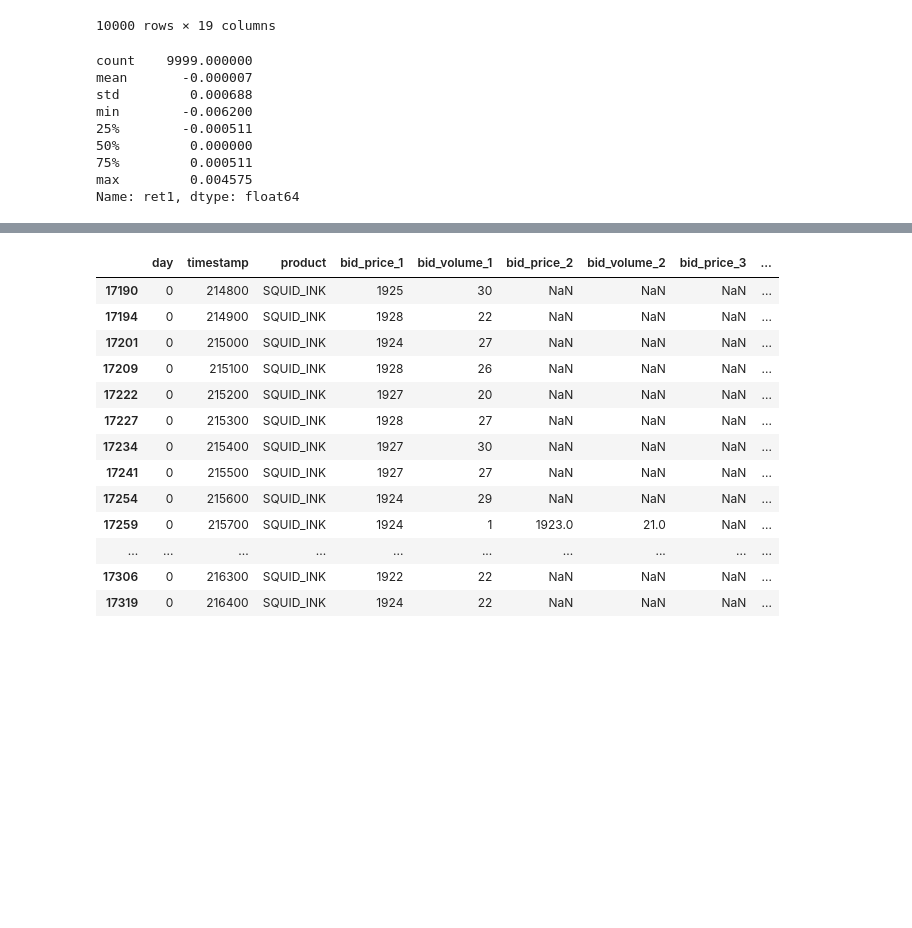
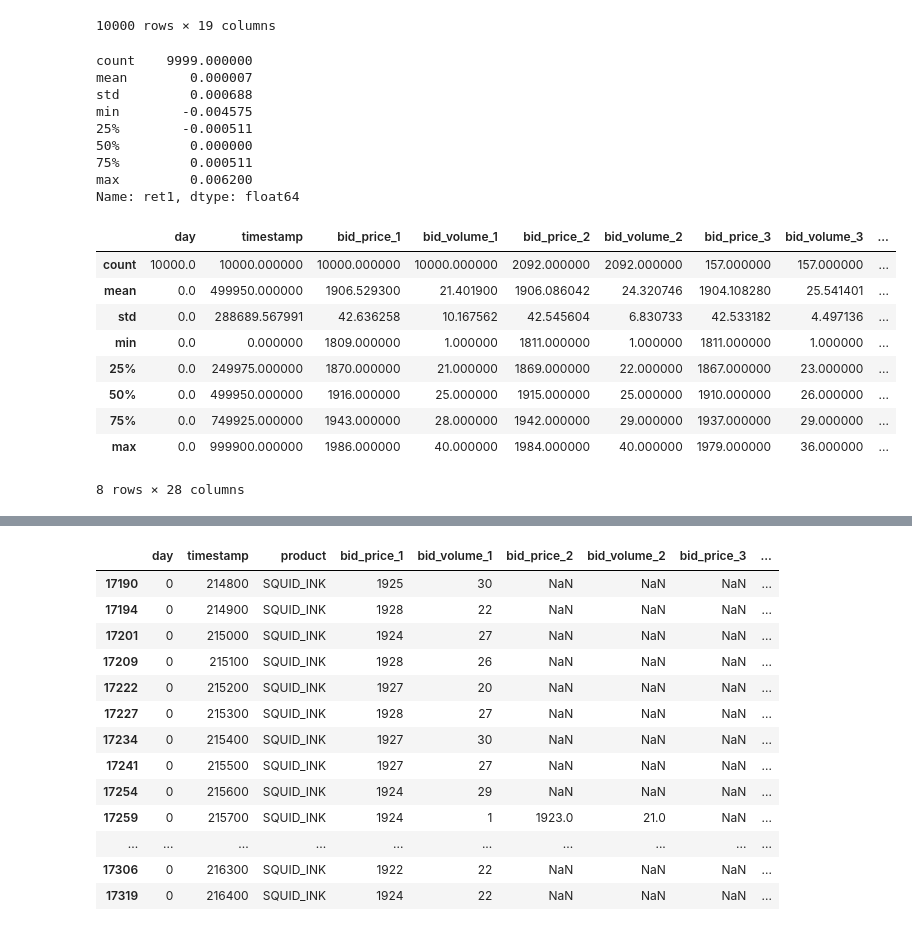
Before and after one commit to Edwin-yin/imc-prosperity-2, a Jupyter notebook: round1_new/ink_research.ipynb, the cells around one changed output, grey strips where cells are left out. Cells and saved outputs as stored; diff of their text form; code cells hidden in the pictures; blank space fills up the shorter version.

```diff
--- a/round1_new/ink_research.ipynb
+++ b/round1_new/ink_research.ipynb
@@ -225,15 +215,28 @@ original_df_ink
 | 79993 | 0 | 999900 | SQUID_INK | 1838 | 23 | NaN | NaN | NaN | ... |
 10000 rows × 19 columns
 # %%
-original_df_ink['ret1'].describe()
+df_ink['ret1'].describe()
 # %% [output]
 count    9999.000000
-mean       -0.000007
+mean        0.000007
 std         0.000688
-min        -0.006200
+min        -0.004575
 25%        -0.000511
 50%         0.000000
 75%         0.000511
-max         0.004575
+max         0.006200
 Name: ret1, dtype: float64
+# %%
+df_ink.describe()
+# %% [output]
+|  | day | timestamp | bid_price_1 | bid_volume_1 | bid_price_2 | bid_volume_2 | bid_price_3 | bid_volume_3 | ... |
+| count | 10000.0 | 10000.000000 | 10000.000000 | 10000.000000 | 2092.000000 | 2092.000000 | 157.000000 | 157.000000 | ... |
+| mean | 0.0 | 499950.000000 | 1906.529300 | 21.401900 | 1906.086042 | 24.320746 | 1904.108280 | 25.541401 | ... |
+| std | 0.0 | 288689.567991 | 42.636258 | 10.167562 | 42.545604 | 6.830733 | 42.533182 | 4.497136 | ... |
+| min | 0.0 | 0.000000 | 1809.000000 | 1.000000 | 1811.000000 | 1.000000 | 1811.000000 | 1.000000 | ... |
+| 25% | 0.0 | 249975.000000 | 1870.000000 | 21.000000 | 1869.000000 | 22.000000 | 1867.000000 | 23.000000 | ... |
+| 50% | 0.0 | 499950.000000 | 1916.000000 | 25.000000 | 1915.000000 | 25.000000 | 1910.000000 | 26.000000 | ... |
+| 75% | 0.0 | 749925.000000 | 1943.000000 | 28.000000 | 1942.000000 | 29.000000 | 1937.000000 | 29.000000 | ... |
+| max | 0.0 | 999900.000000 | 1986.000000 | 40.000000 | 1984.000000 | 40.000000 | 1979.000000 | 36.000000 | ... |
+8 rows × 28 columns
 # %%
```
Also changed, not shown: parts of 6 cells of this notebook, 23 other files.
